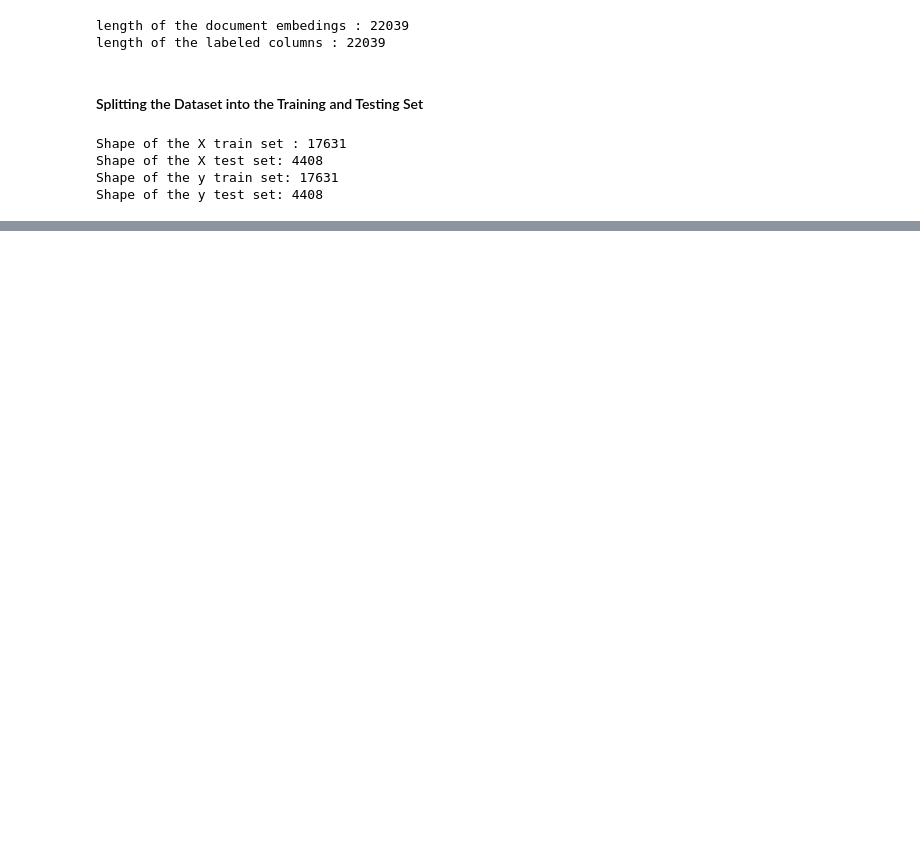
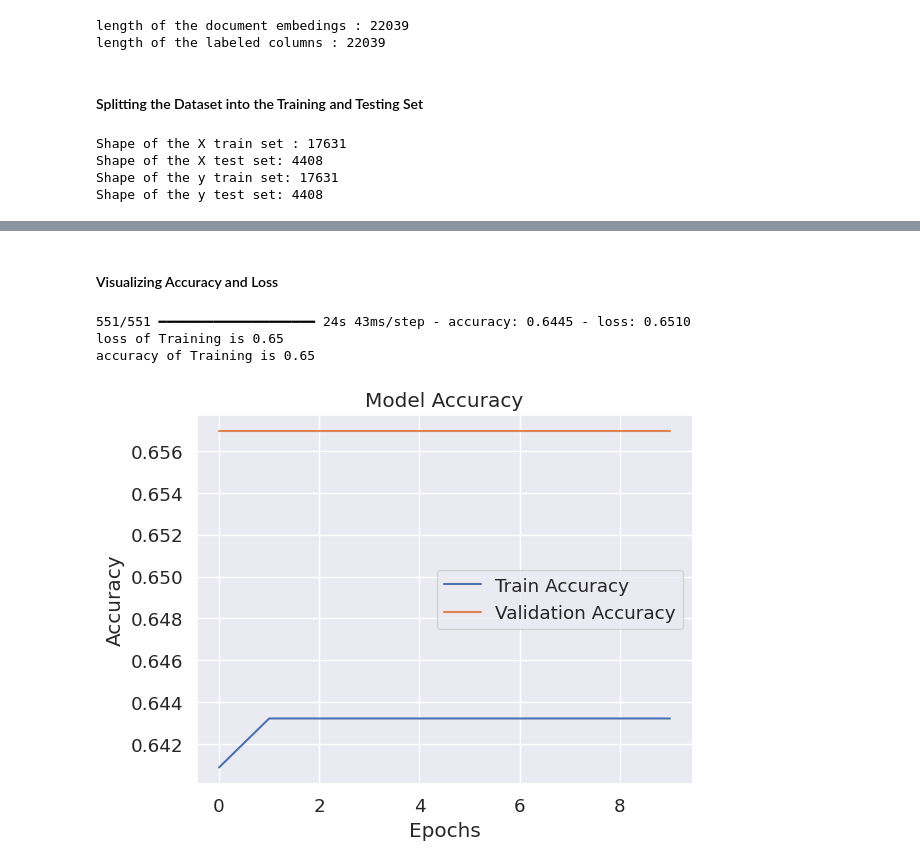
Before and after one commit to shivachaudhary46/natural_language_processing, a Jupyter notebook: Email_Spam_Detection/spam_classifier.ipynb, the cells around one changed output, grey strips where cells are left out. Saved outputs shown, nothing was run; the diff lists cells and outputs as text; code cells hidden in the pictures; blank space fills up the shorter version.

```diff
--- a/Email_Spam_Detection/spam_classifier.ipynb
+++ b/Email_Spam_Detection/spam_classifier.ipynb
@@ -680,5 +684,5 @@ def lstm_model():
 model = lstm_model()
 model.summary()
 model.compile(loss='binary_crossentropy', optimizer=Adam(), metrics=['accuracy'])
-model.fit(X_train, y_train, batch_size=128, epochs=50, validation_split=0.2, verbose=1, callbacks=[EarlyStopping(monitor='val_loss', min_delta=0.0001)])
+model.fit(X_train, y_train, batch_size=128, epochs=10, validation_split=0.2, verbose=1)
 # %% [output]
@@ -714 +732,23 @@ Epoch 3/50
 <keras.src.callbacks.history.History at 0x...>
+# %% [markdown]
+#### Visualizing Accuracy and Loss
+# %%
+loss, acc = model.evaluate(X_train, y_train)
+print(f"loss of Training is {loss:.2f}")
+print(f"accuracy of Training is {acc:.2f}")
+# %% [output]
+551/551 ━━━━━━━━━━━━━━━━━━━━ 24s 43ms/step - accuracy: 0.6445 - loss: 0.6510
+loss of Training is 0.65
+accuracy of Training is 0.65
+# %%
+hist = model.history.history
+plt.plot(hist['accuracy'], label="Train Accuracy")
+plt.plot(hist['val_accuracy'], label='Validation Accuracy')
+plt.title("Model Accuracy")
+plt.xlabel('Epochs')
+plt.ylabel('Accuracy')
+plt.legend()
+plt.grid(True)
+plt.show()
+# %% [output]
+[figure, added]
```
Also changed, not shown: parts of 17 cells of this notebook.
